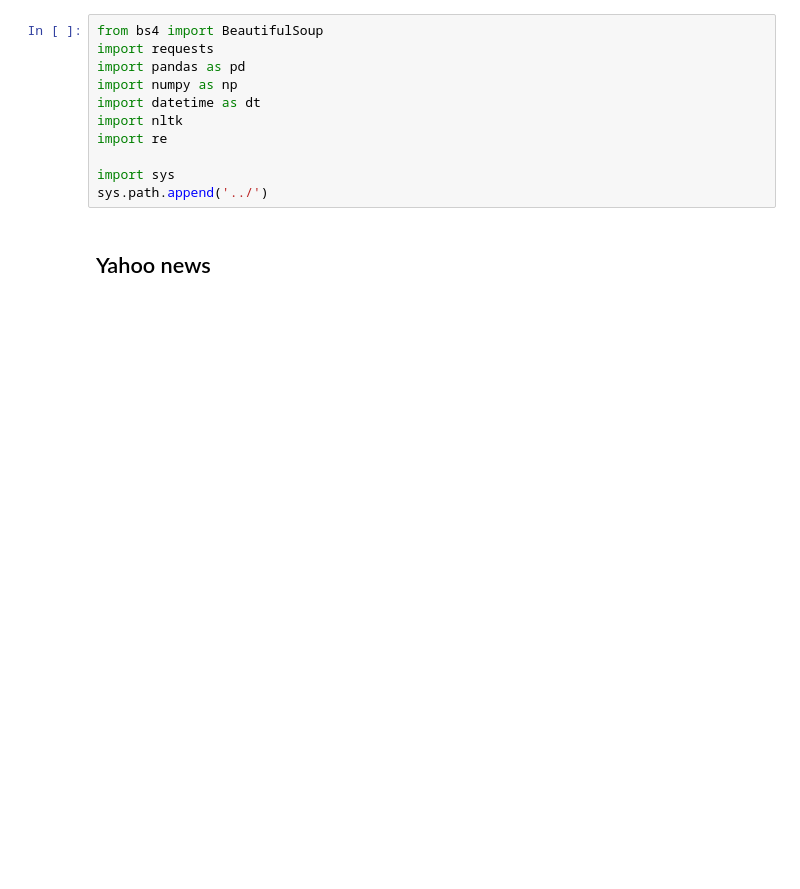
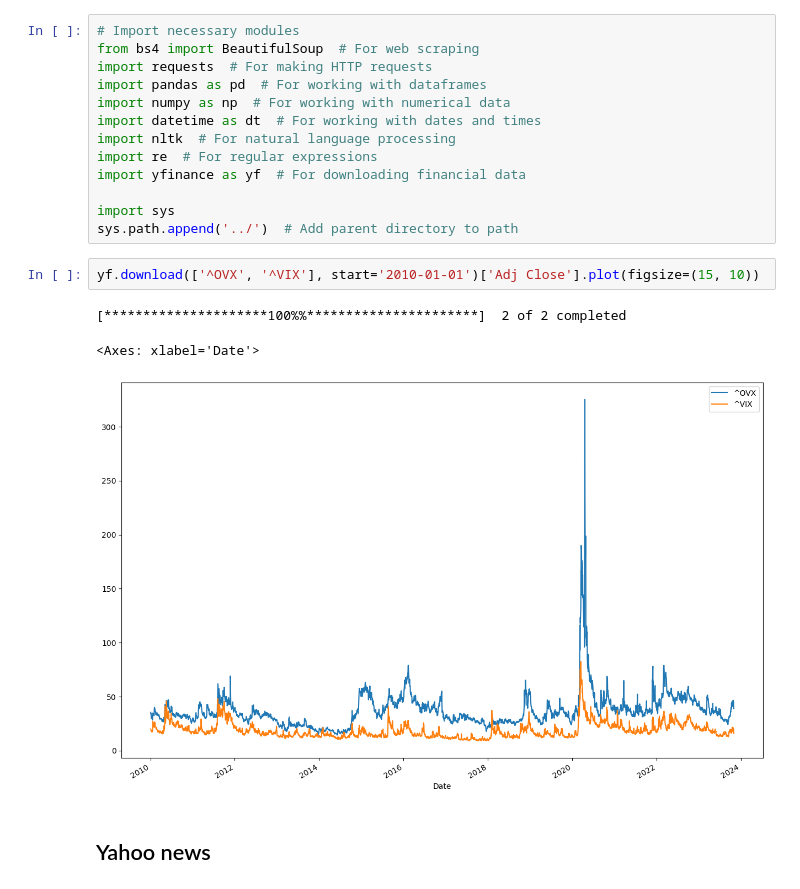
Before and after one commit to jonedamas/master_thesis, a Jupyter notebook: Sentiment Analysis/News Extraction/bs4_extraction.ipynb, the cells around one changed output. Drawn from its saved outputs; the diff is of its cells as text; blank space fills up the shorter version.

```diff
--- a/Sentiment Analysis/News Extraction/bs4_extraction.ipynb
+++ b/Sentiment Analysis/News Extraction/bs4_extraction.ipynb
@@ -1,13 +1,21 @@
 # %%
-from bs4 import BeautifulSoup
-import requests
-import pandas as pd
-import numpy as np
-import datetime as dt
-import nltk
-import re
+# Import necessary modules
+from bs4 import BeautifulSoup  # For web scraping
+import requests  # For making HTTP requests
+import pandas as pd  # For working with dataframes
+import numpy as np  # For working with numerical data
+import datetime as dt  # For working with dates and times
+import nltk  # For natural language processing
+import re  # For regular expressions
+import yfinance as yf  # For downloading financial data
 
 import sys
-sys.path.append('../')
+sys.path.append('../')  # Add parent directory to path
+# %%
+yf.download(['^OVX', '^VIX'], start='2010-01-01')['Adj Close'].plot(figsize=(15, 10))
+# %% [output]
+[*********************100%%**********************]  2 of 2 completed
+<Axes: xlabel='Date'>
+[figure, added]
 # %% [markdown]
 ## Yahoo news
```
Also changed, not shown: parts of 1 cell of this notebook, 2 other files.
